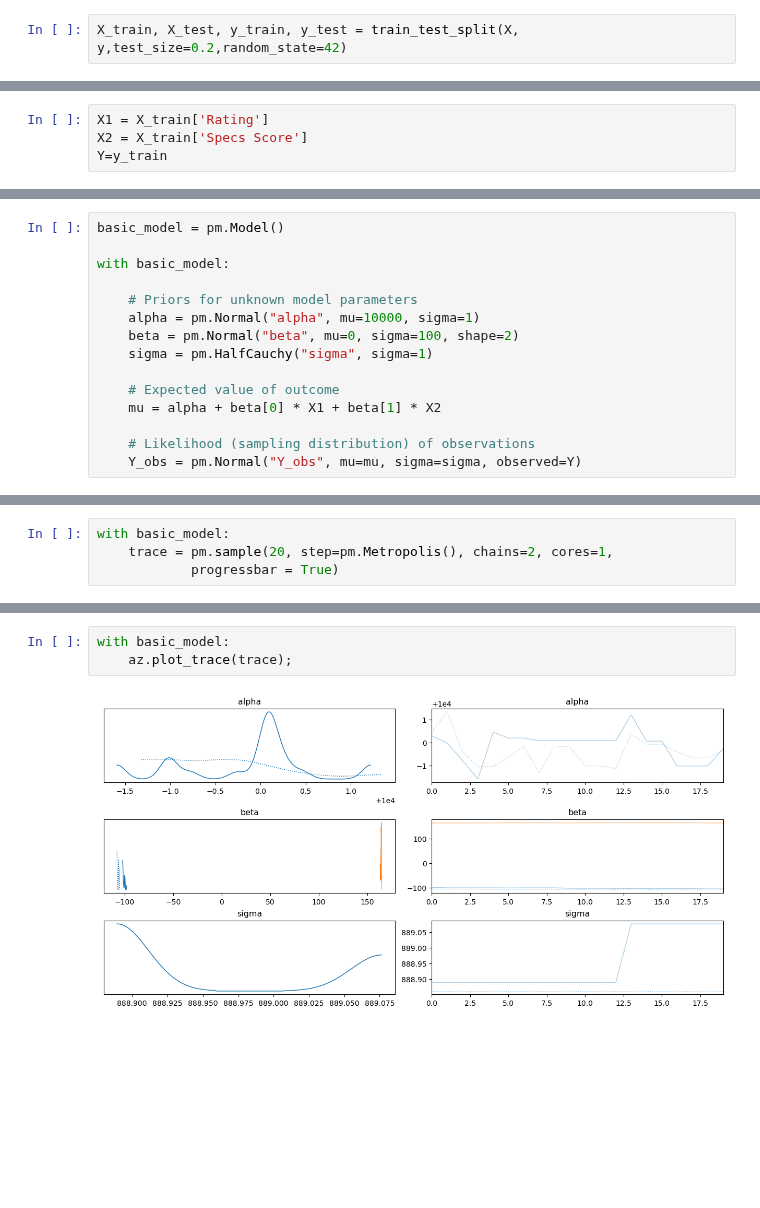
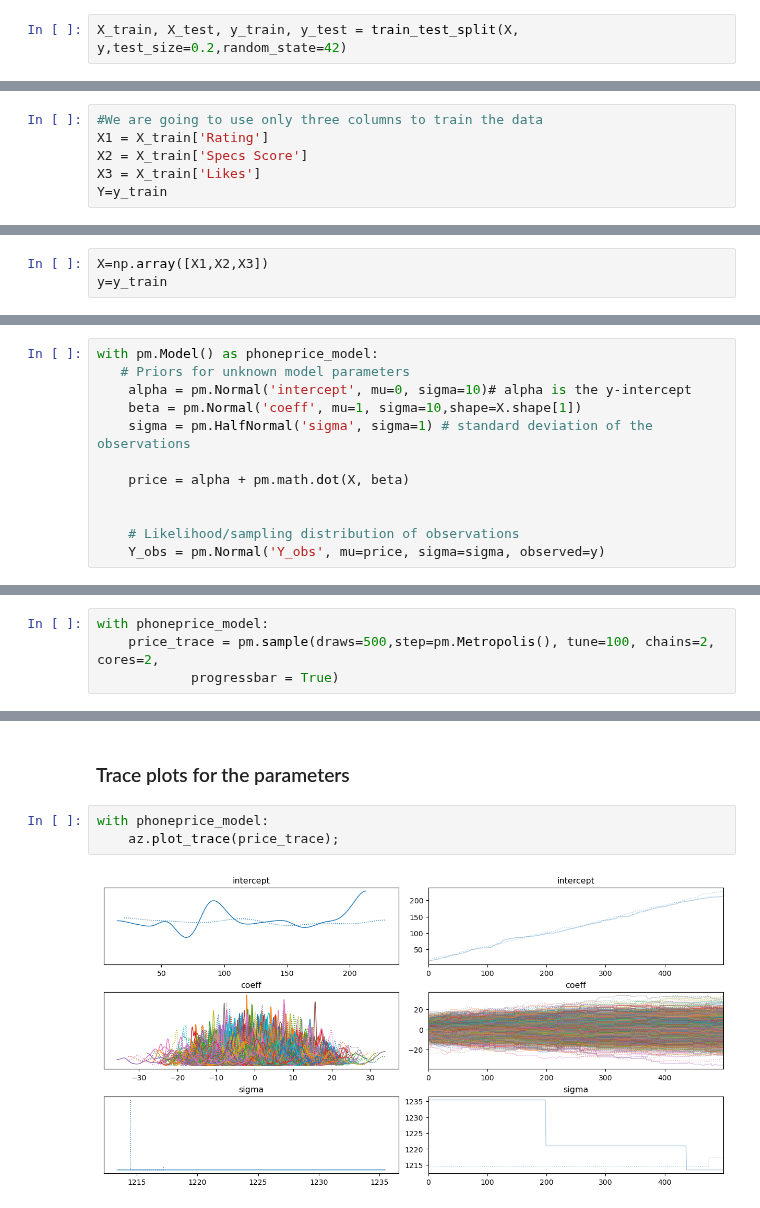
Before and after one commit to ednamilgo/Machine-Learning, a Jupyter notebook: MCMC sampling with PYMC3.ipynb, the cells around one changed output, grey strips where cells are left out. Cells and saved outputs as stored; diff of their text form; blank space fills up the shorter version.

```diff
--- a/MCMC sampling with PYMC3.ipynb
+++ b/MCMC sampling with PYMC3.ipynb
@@ -151,4 +135,6 @@ import arviz as az
 # %%
+#We are going to use only three columns to train the data
 X1 = X_train['Rating']
 X2 = X_train['Specs Score']
+X3 = X_train['Likes']
 Y=y_train
@@ -160,0 +146,3 @@ with basic_model:
+# %%
+X=np.array([X1,X2,X3])
+y=y_train
@@ -161,15 +153,12 @@ with basic_model:
 # %%
-basic_model = pm.Model()
+with pm.Model() as phoneprice_model:
+   # Priors for unknown model parameters
+    alpha = pm.Normal('intercept', mu=0, sigma=10)# alpha is the y-intercept
+    beta = pm.Normal('coeff', mu=1, sigma=10,shape=X.shape[1])
+    sigma = pm.HalfNormal('sigma', sigma=1) # standard deviation of the observations
 
-with basic_model:
+    price = alpha + pm.math.dot(X, beta)
 
-    # Priors for unknown model parameters
-    alpha = pm.Normal("alpha", mu=10000, sigma=1)
-    beta = pm.Normal("beta", mu=0, sigma=100, shape=2)
-    sigma = pm.HalfCauchy("sigma", sigma=1)
 
-    # Expected value of outcome
-    mu = alpha + beta[0] * X1 + beta[1] * X2
-
-    # Likelihood (sampling distribution) of observations
-    Y_obs = pm.Normal("Y_obs", mu=mu, sigma=sigma, observed=Y)
+    # Likelihood/sampling distribution of observations
+    Y_obs = pm.Normal('Y_obs', mu=price, sigma=sigma, observed=y)
@@ -185,5 +172,5 @@ map_estimate
 # %%
-with basic_model:
-    trace = pm.sample(20, step=pm.Metropolis(), chains=2, cores=1,
+with phoneprice_model:
+    price_trace = pm.sample(draws=500,step=pm.Metropolis(), tune=100, chains=2, cores=2,
             progressbar = True)
 # %% [output]
@@ -208,5 +205,7 @@ with basic_model:
+# %% [markdown]
+###  Trace plots for the parameters
 # %%
-with basic_model:
-    az.plot_trace(trace);
+with phoneprice_model:
+    az.plot_trace(price_trace);
 # %% [output]
-[figure, old version]
+[figure, new version]
```
Also changed, not shown: parts of 24 cells of this notebook.
